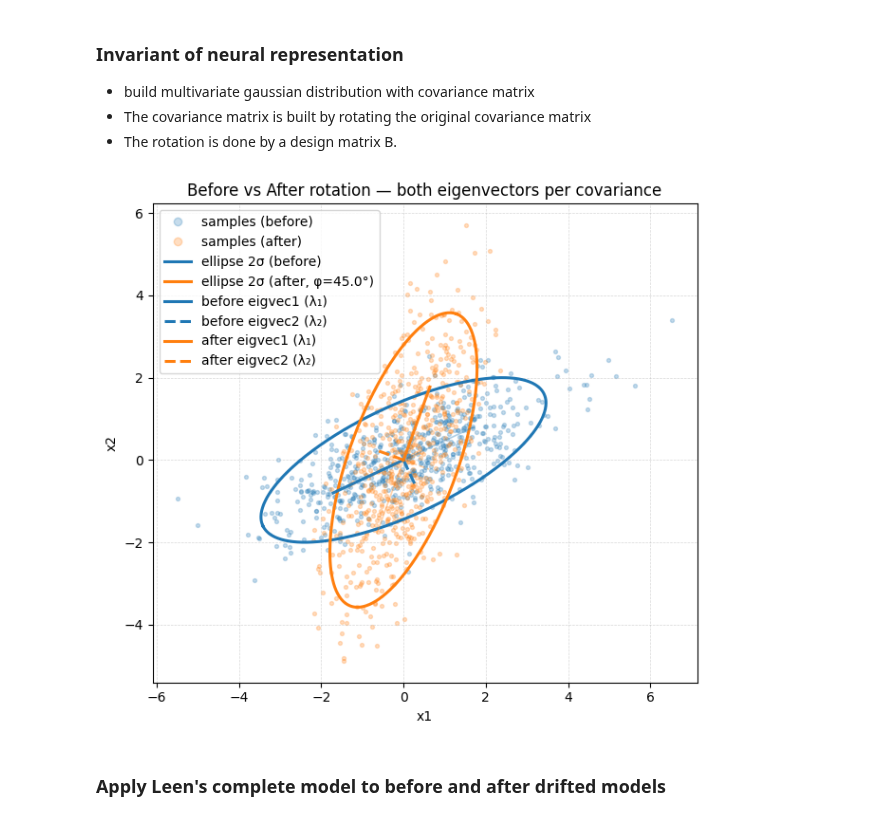
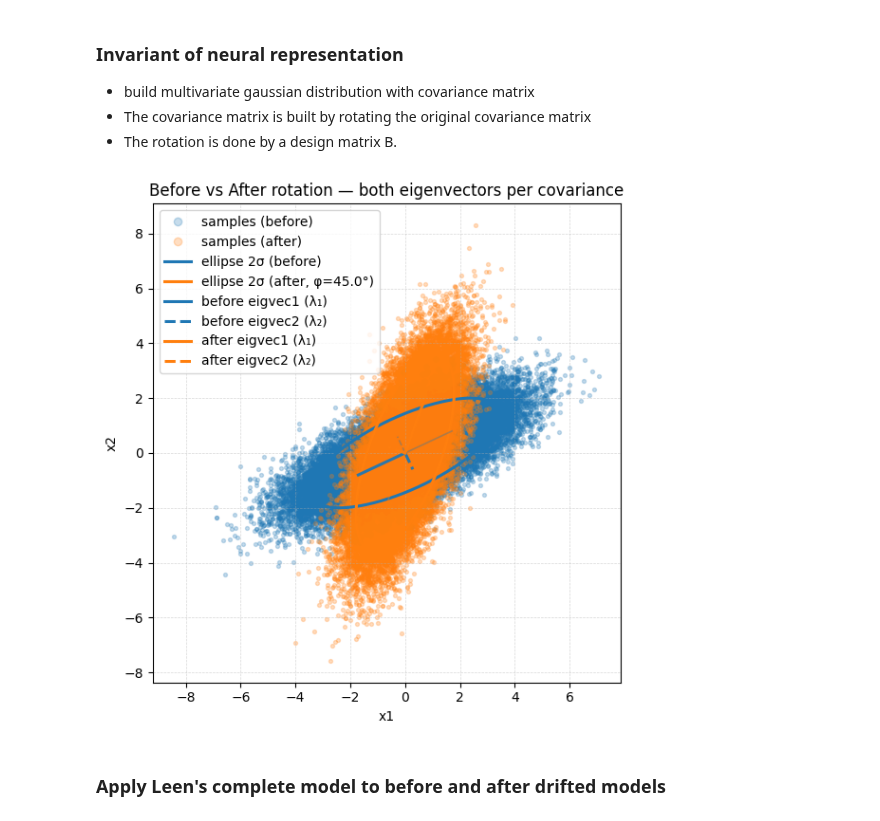
Before and after one commit to neuralalgorithms/representational-drift, a Jupyter notebook: model_drift.ipynb, the cells around one changed output. Drawn from its saved outputs; the diff is of its cells as text; code cells hidden in the pictures.

```diff
--- a/model_drift.ipynb
+++ b/model_drift.ipynb
@@ -8,6 +8,7 @@
 import numpy as np
 import matplotlib.pyplot as plt
 from matplotlib.lines import Line2D
+import pandas as pd
 
 # --- helpers (same as before) ---
 def rotation_matrix_2d(phi_rad: float) -> np.ndarray:
@@ -60,9 +61,10 @@ def instantiate_before_after_X(Sigma, Sigma_rot, seed: int = 0, n_samples: int =
     return X_before, X_after
 
 # --- one-figure comparison with BOTH eigenvectors ---
-def demo_plot_same_figure_both_eigvecs(Sigma, Sigma_rot, phi_deg: float, seed: int = 0,
+def plot_2D_before_after_distribution(Sigma, Sigma_rot, phi_deg: float, seed: int = 0,
                                        n_samples: int = 600, show_samples: bool = True):
-    X_before, X_after = get_before_after_X(Sigma, Sigma_rot, seed=seed, n_samples=n_samples)
+    global X_before, X_after
+    X_before, X_after = instantiate_before_after_X(Sigma, Sigma_rot, seed=seed, n_samples=n_samples)
 
     ex1, ey1 = ellipse_xy_from_cov(Sigma, n_std=2.0)
     ex2, ey2 = ellipse_xy_from_cov(Sigma_rot, n_std=2.0)
@@ -96,19 +98,21 @@ def demo_plot_same_figure_both_eigvecs(Sigma, Sigma_rot, phi_deg: float, seed: i
     ax.grid(True, linestyle="--", linewidth=0.5, alpha=0.5)
     fig.tight_layout()
     plt.show()
-# %% [output]
-[figure, removed]
 # %%
 d = 2
 m = 2
 phi_deg = 45.0
+n_samples = 50000
+X_seed = 0
 # get /sigma
 Sigma = np.array([[3.0, 1.2],
                     [1.2, 1.0]])
 Sigma_rot = rotate_cov_2d(Sigma, np.deg2rad(phi_deg))
 
 # visualize the before and after covariances with both eigenvectors
-demo_plot_same_figure_both_eigvecs(Sigma, Sigma_rot, phi_deg)
+plot_2D_before_after_distribution(Sigma, Sigma_rot, phi_deg, n_samples=n_samples, seed=X_seed)
+# %% [output]
+[figure, added]
 # %% [markdown]
 ### Apply Leen's complete model to before and after drifted models
 # %%
```
Also changed, not shown: parts of 6 cells of this notebook.
